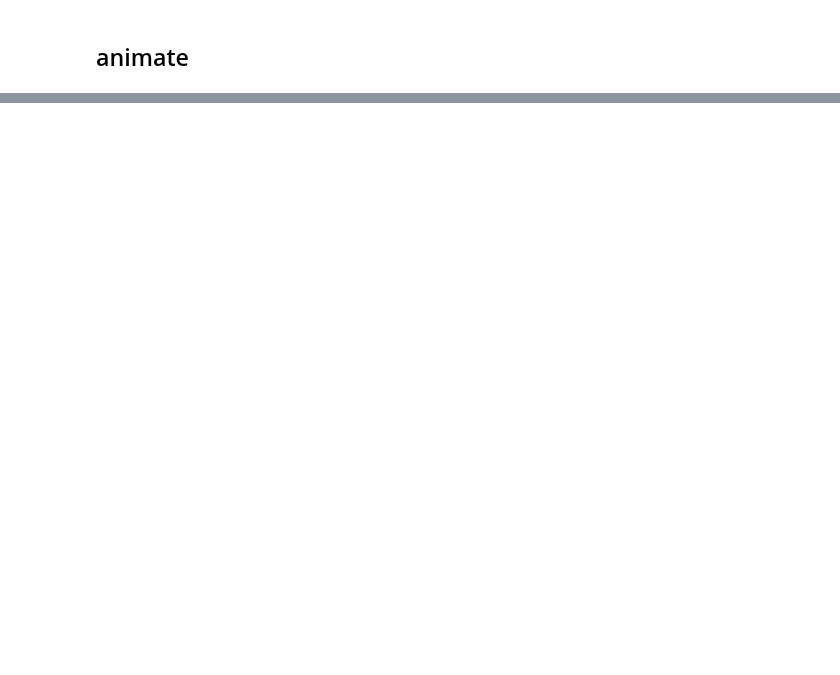
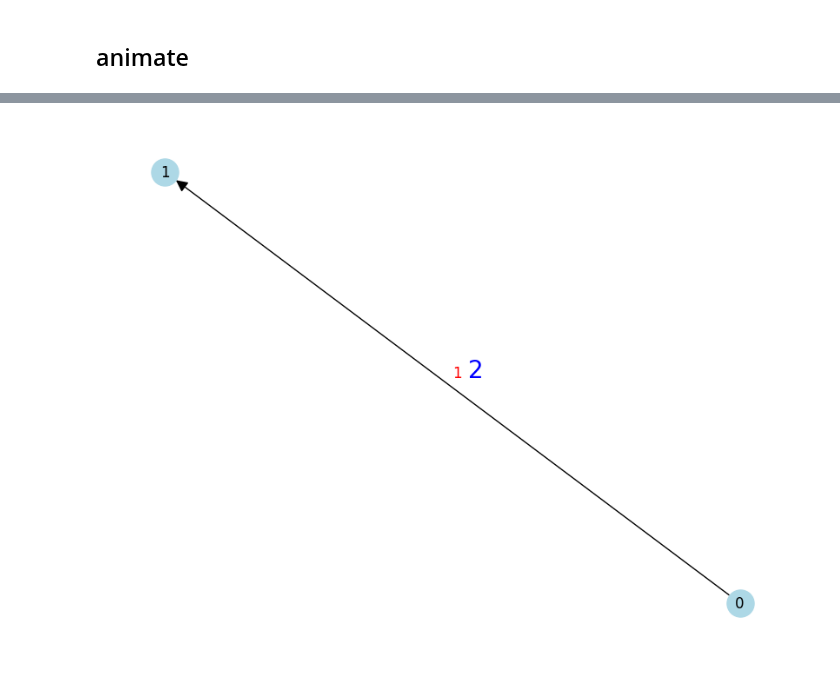
Before and after one commit to pe-hy/rl_basic_transformer, a Jupyter notebook: data_generation/visualize_search.ipynb, the cells around one changed output, grey strips where cells are left out. Drawn from its saved outputs; the diff is of its cells as text; code cells hidden in the pictures; blank space fills up the shorter version.

Commit message:
add labeled edge

```diff
--- a/data_generation/visualize_search.ipynb
+++ b/data_generation/visualize_search.ipynb
@@ -147,0 +148,29 @@ anim.save('search_animation.gif', writer='pillow')
+# %%
+# Create a new figure
+plt.figure(figsize=(8,6))
+
+# Create a directed graph
+G = nx.DiGraph()
+G.add_edge(0, 1)
+
+# Set up the layout
+pos = nx.spring_layout(G)
+
+# Draw the graph
+nx.draw(G, pos, with_labels=True, node_color='lightblue',
+        node_size=500, arrowsize=20)
+
+# Create edge labels with different colors
+edge_labels = {(0,1): ''}
+nx.draw_networkx_edge_labels(G, pos, edge_labels=edge_labels)
+
+# Add the colored numbers separately
+# Get the edge midpoint position
+edge_pos = pos[0] + (pos[1] - pos[0]) * 0.5
+plt.text(edge_pos[0], edge_pos[1]+0.05, '1', color='red', fontsize=12)
+plt.text(edge_pos[0]+0.05, edge_pos[1]+0.05, '2', color='blue', fontsize=20)
+
+plt.axis('off')
+plt.show()
+# %% [output]
+[figure, added]
```
Also changed, not shown: parts of 2 cells of this notebook, 1 other file.
